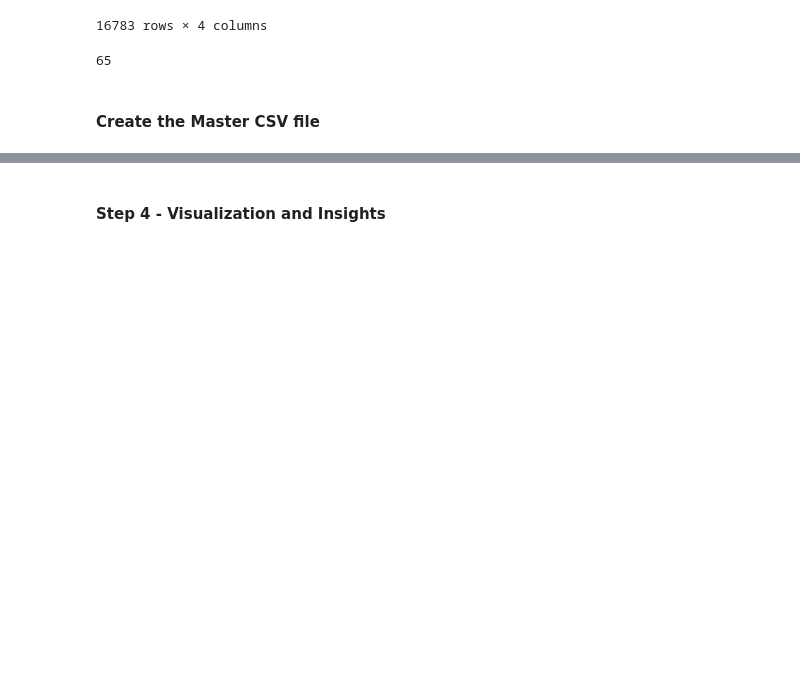
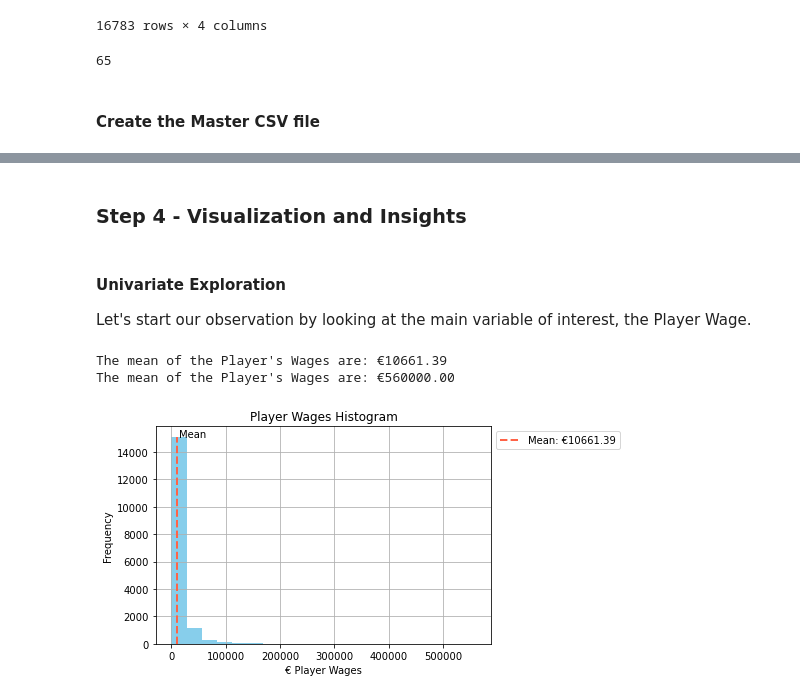
Before and after one commit to knadoor/FIFA-21-Player-Analysis, a Jupyter notebook: FIFA 21 Player Analysis.ipynb, the cells around one changed output, grey strips where cells are left out. Saved outputs shown, nothing was run; the diff lists cells and outputs as text; code cells hidden in the pictures; blank space fills up the shorter version.

```diff
--- a/FIFA 21 Player Analysis.ipynb
+++ b/FIFA 21 Player Analysis.ipynb
@@ -639,0 +659,5 @@ sum(df['Release Clause (€)'] == '0')
+# %%
+# Convert the monetary fields to float
+df['Wage (€)'] = df['Wage (€)'].astype('float')
+df['Value (€)'] = df['Value (€)'].astype('float')
+df['Release Clause (€)'] = df['Release Clause (€)'].astype('float')
@@ -714,3 +749,3 @@ df.sample(10)
 10 rows × 65 columns
 # %% [markdown]
-#### Step 4 - Visualization and Insights
+### Step 4 - Visualization and Insights
@@ -718,0 +752,27 @@ df.sample(10)
+# %% [markdown]
+#### Univariate Exploration
+Let's start our observation by looking at the main variable of interest, the Player Wage.
+# %%
+# Let's plot a Histogram for the Player Wage to get an idea of the distribution of the Wages in the dataset
+# Linear Scale
+
+# The mean of the Player Wages are marked on the histogram
+w_mean = df['Wage (€)'].mean()
+print(f"The mean of the Player's Wages are: €{w_mean:.2f}")
+
+# The maximum salary being received by a Player
+w_max = df['Wage (€)'].max()
+print(f"The mean of the Player's Wages are: €{w_max:.2f}")
+
+plt.hist(data = df, x = 'Wage (€)', color = "skyblue", bins=20)
+plt.axvline(x=w_mean, color='tomato', ls='--', ymax=0.95, lw=2, label="Mean: €{:.2f}".format(w_mean))
+plt.text(w_mean*1.3,15100,'Mean',rotation=0)
+plt.xlabel("€ Player Wages")
+plt.ylabel("Frequency")
+plt.grid()
+plt.title("Player Wages Histogram")
+plt.legend(bbox_to_anchor=(1.0, 1), loc='upper left');
+# %% [output]
+The mean of the Player's Wages are: €10661.39
+The mean of the Player's Wages are: €560000.00
+[figure, added]
```
Also changed, not shown: parts of 19 cells of this notebook.
